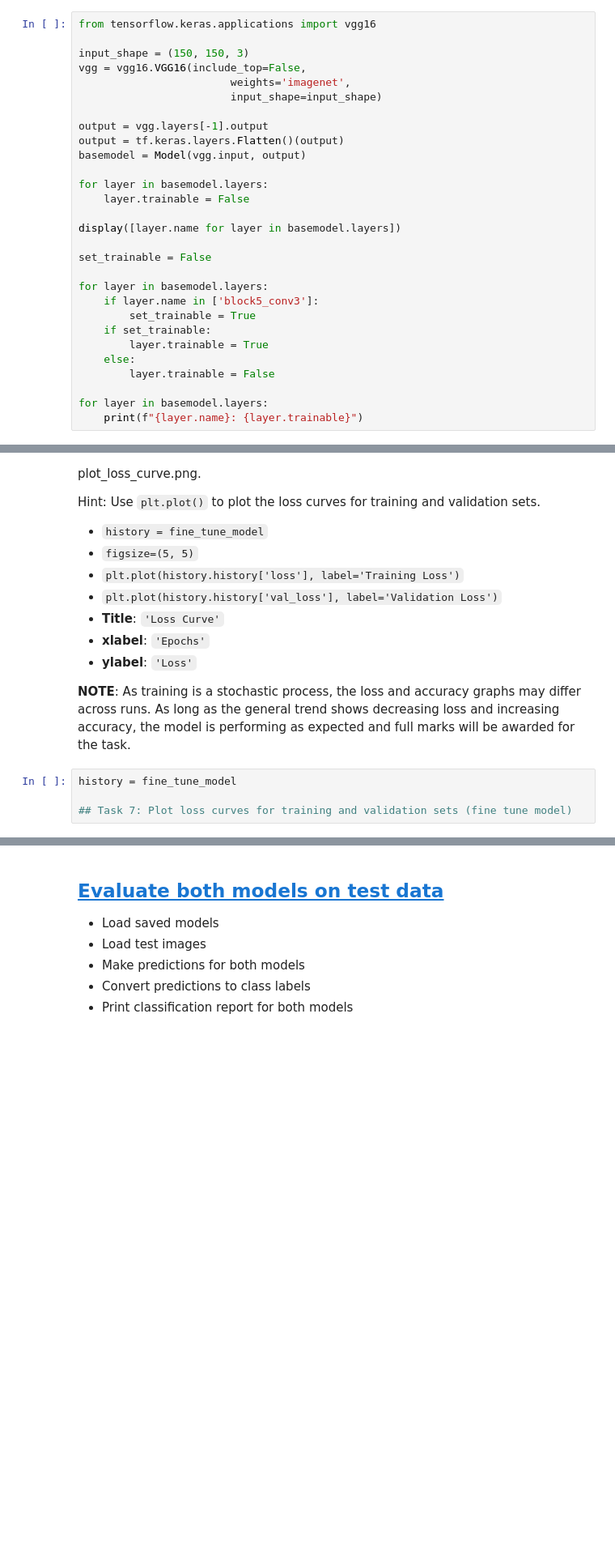
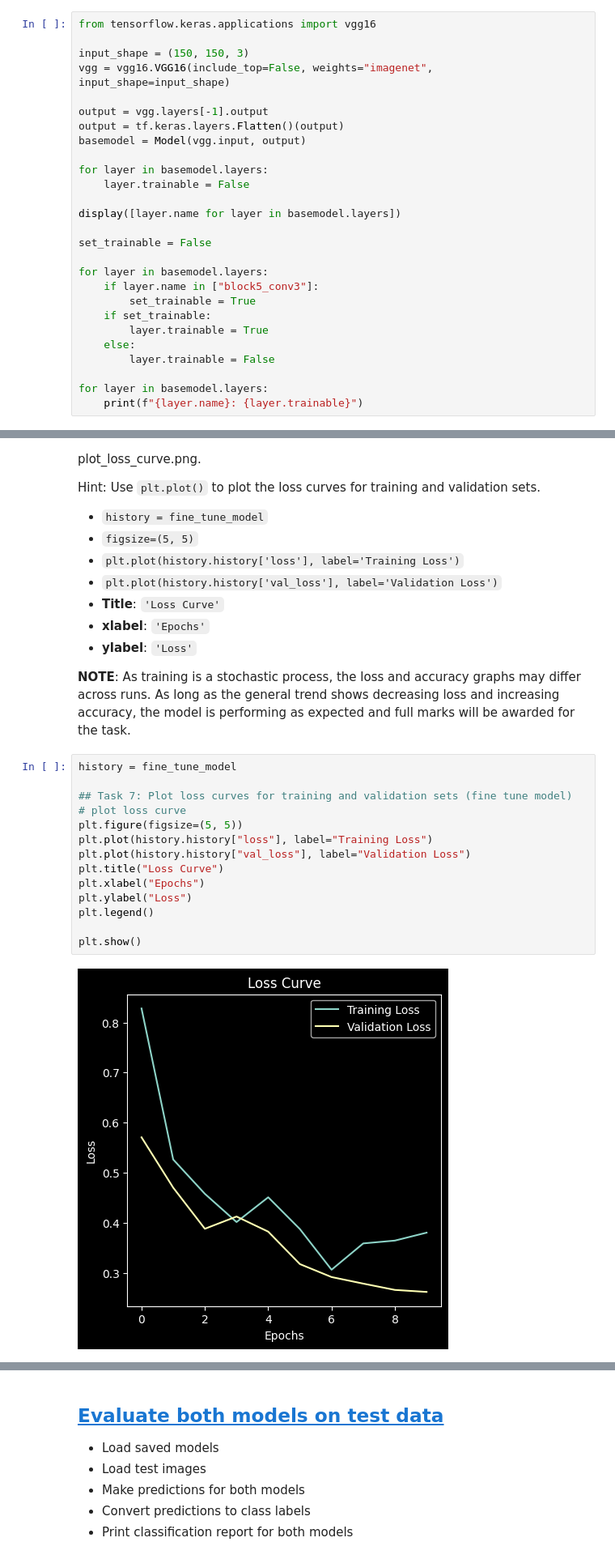
Before and after one commit to julihocc/deep-learning-with-tensorflow, a Jupyter notebook: 702-final-project/Final Proj-Classify Waste Products Using TL- FT-v1.ipynb, the cells around one changed output, grey strips where cells are left out. Shown at 81% size. Saved outputs shown, nothing was run; the diff lists cells and outputs as text; blank space fills up the shorter version.

```diff
--- a/702-final-project/Final Proj-Classify Waste Products Using TL- FT-v1.ipynb
+++ b/702-final-project/Final Proj-Classify Waste Products Using TL- FT-v1.ipynb
@@ -598,9 +612,7 @@ You will **unfreeze** one layer from the base model and train the model again.
 from tensorflow.keras.applications import vgg16
 
 input_shape = (150, 150, 3)
-vgg = vgg16.VGG16(include_top=False,
-                        weights='imagenet',
-                        input_shape=input_shape)
+vgg = vgg16.VGG16(include_top=False, weights="imagenet", input_shape=input_shape)
 
 output = vgg.layers[-1].output
 output = tf.keras.layers.Flatten()(output)
@@ -614,7 +626,7 @@ display([layer.name for layer in basemodel.layers])
 set_trainable = False
 
 for layer in basemodel.layers:
-    if layer.name in ['block5_conv3']:
+    if layer.name in ["block5_conv3"]:
         set_trainable = True
     if set_trainable:
         layer.trainable = True
@@ -679,7 +753,19 @@ Hint: Use `plt.plot()` to plot the loss curves for training and validation sets.
 # %%
 history = fine_tune_model
 
 ## Task 7: Plot loss curves for training and validation sets (fine tune model)
+# plot loss curve
+plt.figure(figsize=(5, 5))
+plt.plot(history.history["loss"], label="Training Loss")
+plt.plot(history.history["val_loss"], label="Validation Loss")
+plt.title("Loss Curve")
+plt.xlabel("Epochs")
+plt.ylabel("Loss")
+plt.legend()
+
+plt.show()
+# %% [output]
+[figure, added]
 # %% [markdown]
 ### <a id='toc1_12_2_'></a>[**Task 8: Plot accuracy curves for training and validation sets  (fine tune model)**](#toc0_)
 
```
Also changed, not shown: parts of 13 cells of this notebook, 2 other files.
